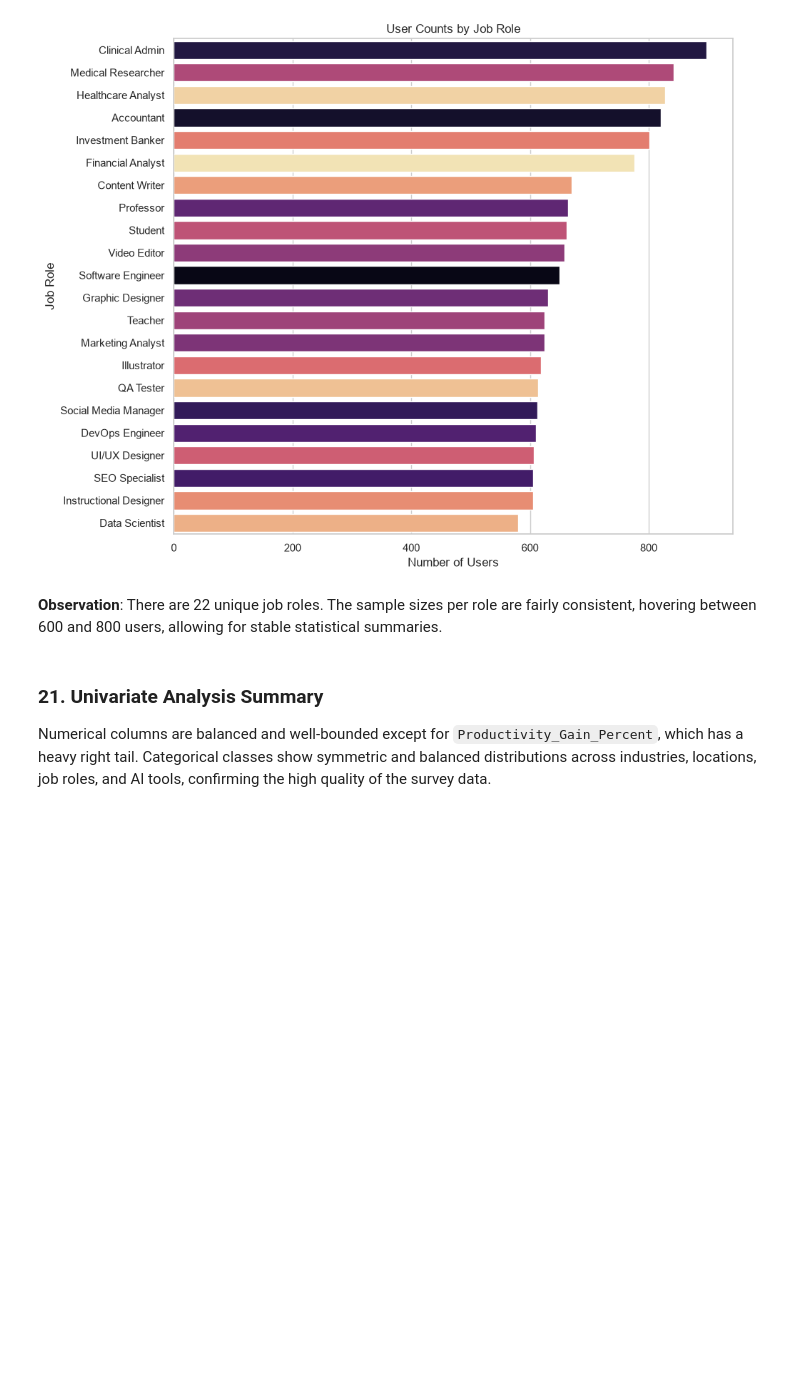
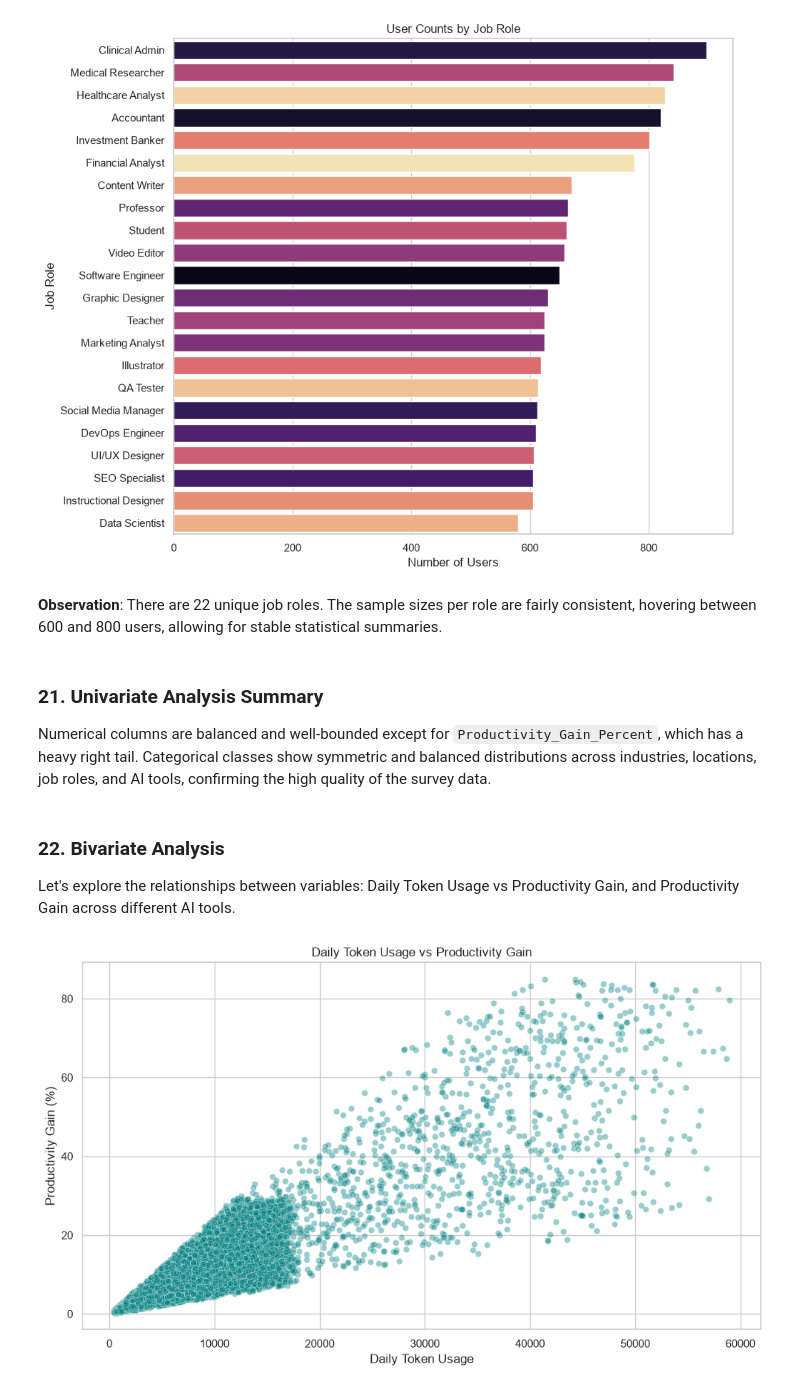
Before and after one commit to vaibhav1874/CodeAlpha_Exploratory-Data-Analysis-EDA-, a Jupyter notebook: CodeAlpha_EDA.ipynb, the cells around one changed output. Saved outputs shown, nothing was run; the diff lists cells and outputs as text; code cells hidden in the pictures; blank space fills up the shorter version.

Commit message:
Add bivariate analysis

```diff
--- a/CodeAlpha_EDA.ipynb
+++ b/CodeAlpha_EDA.ipynb
@@ -422,3 +422,17 @@ plt.show()
 # %% [markdown]
 ### 21. Univariate Analysis Summary
 Numerical columns are balanced and well-bounded except for `Productivity_Gain_Percent`, which has a heavy right tail. Categorical classes show symmetric and balanced distributions across industries, locations, job roles, and AI tools, confirming the high quality of the survey data.
+# %% [markdown]
+### 22. Bivariate Analysis
+Let's explore the relationships between variables: Daily Token Usage vs Productivity Gain, and Productivity Gain across different AI tools.
+# %%
+# Scatter plot: Daily Token Usage vs Productivity Gain
+plt.figure(figsize=(10, 6))
+sns.scatterplot(data=df, x='Daily_Token_Usage', y='Productivity_Gain_Percent', alpha=0.4, color='teal')
+plt.title('Daily Token Usage vs Productivity Gain')
+plt.xlabel('Daily Token Usage')
+plt.ylabel('Productivity Gain (%)')
+plt.tight_layout()
+plt.show()
+# %% [output]
+[figure, added]
```
Also changed, not shown: parts of 5 cells of this notebook.
